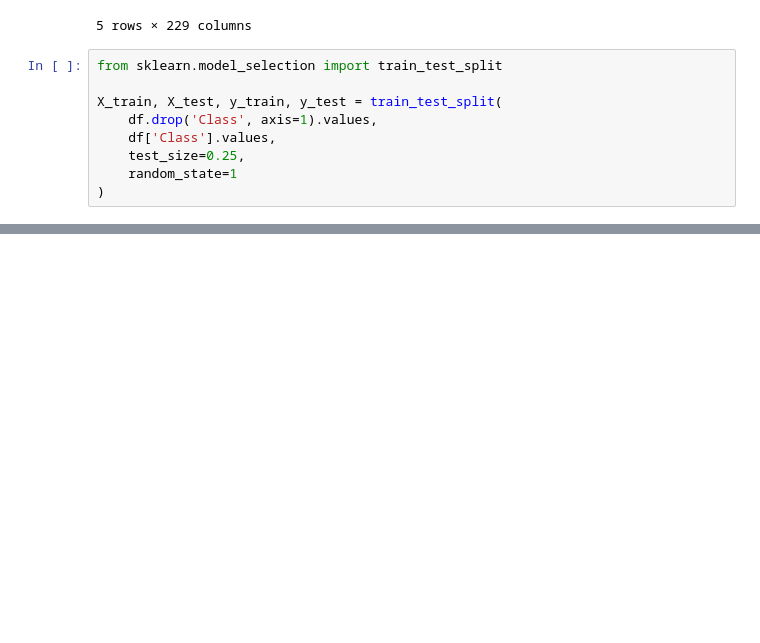
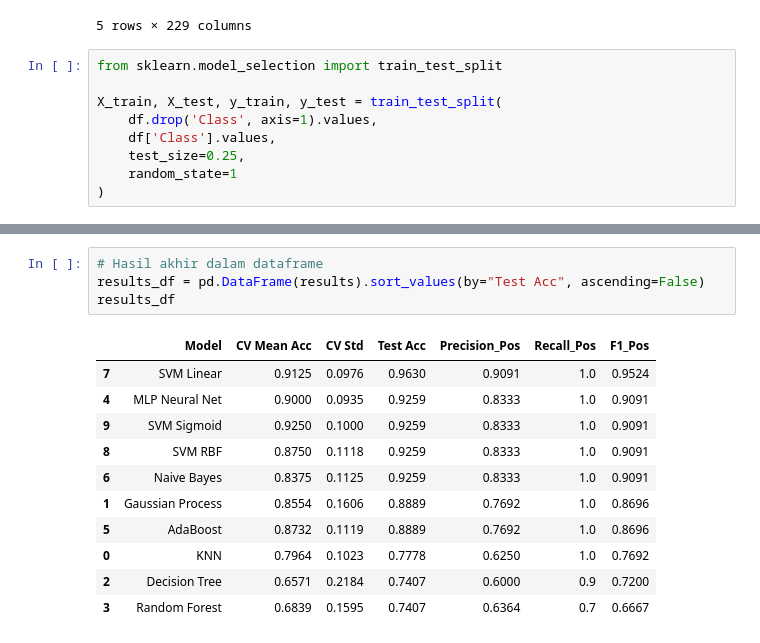
Before and after one commit to XMB234/Bioinformatic-Project---DNA-Classification, a Jupyter notebook: Bioinformatic_Project_1.ipynb, the cells around one changed output, grey strips where cells are left out. Drawn from its saved outputs; the diff is of its cells as text; blank space fills up the shorter version.

```diff
--- a/Bioinformatic_Project_1.ipynb
+++ b/Bioinformatic_Project_1.ipynb
@@ -268,0 +259,16 @@ weighted avg       0.94      0.93      0.93        27
+# %%
+# Hasil akhir dalam dataframe
+results_df = pd.DataFrame(results).sort_values(by="Test Acc", ascending=False)
+results_df
+# %% [output]
+|  | Model | CV Mean Acc | CV Std | Test Acc | Precision_Pos | Recall_Pos | F1_Pos |
+| 7 | SVM Linear | 0.9125 | 0.0976 | 0.9630 | 0.9091 | 1.0 | 0.9524 |
+| 4 | MLP Neural Net | 0.9000 | 0.0935 | 0.9259 | 0.8333 | 1.0 | 0.9091 |
+| 9 | SVM Sigmoid | 0.9250 | 0.1000 | 0.9259 | 0.8333 | 1.0 | 0.9091 |
+| 8 | SVM RBF | 0.8750 | 0.1118 | 0.9259 | 0.8333 | 1.0 | 0.9091 |
+| 6 | Naive Bayes | 0.8375 | 0.1125 | 0.9259 | 0.8333 | 1.0 | 0.9091 |
+| 1 | Gaussian Process | 0.8554 | 0.1606 | 0.8889 | 0.7692 | 1.0 | 0.8696 |
+| 5 | AdaBoost | 0.8732 | 0.1119 | 0.8889 | 0.7692 | 1.0 | 0.8696 |
+| 0 | KNN | 0.7964 | 0.1023 | 0.7778 | 0.6250 | 1.0 | 0.7692 |
+| 2 | Decision Tree | 0.6571 | 0.2184 | 0.7407 | 0.6000 | 0.9 | 0.7200 |
+| 3 | Random Forest | 0.6839 | 0.1595 | 0.7407 | 0.6364 | 0.7 | 0.6667 |
```
Also changed, not shown: parts of 1 cell of this notebook.
